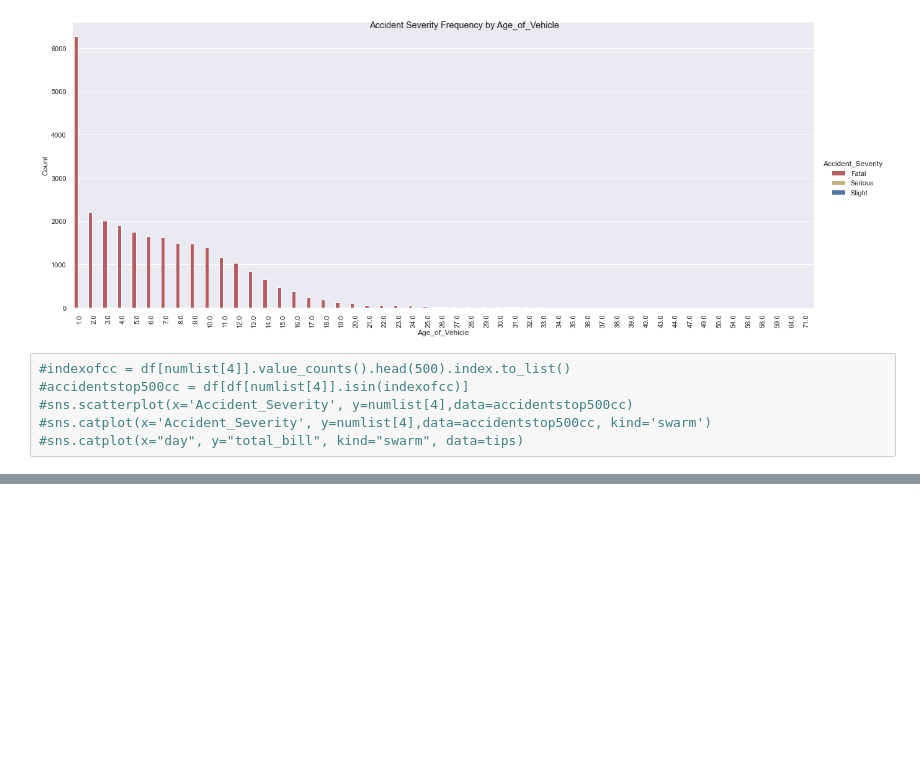
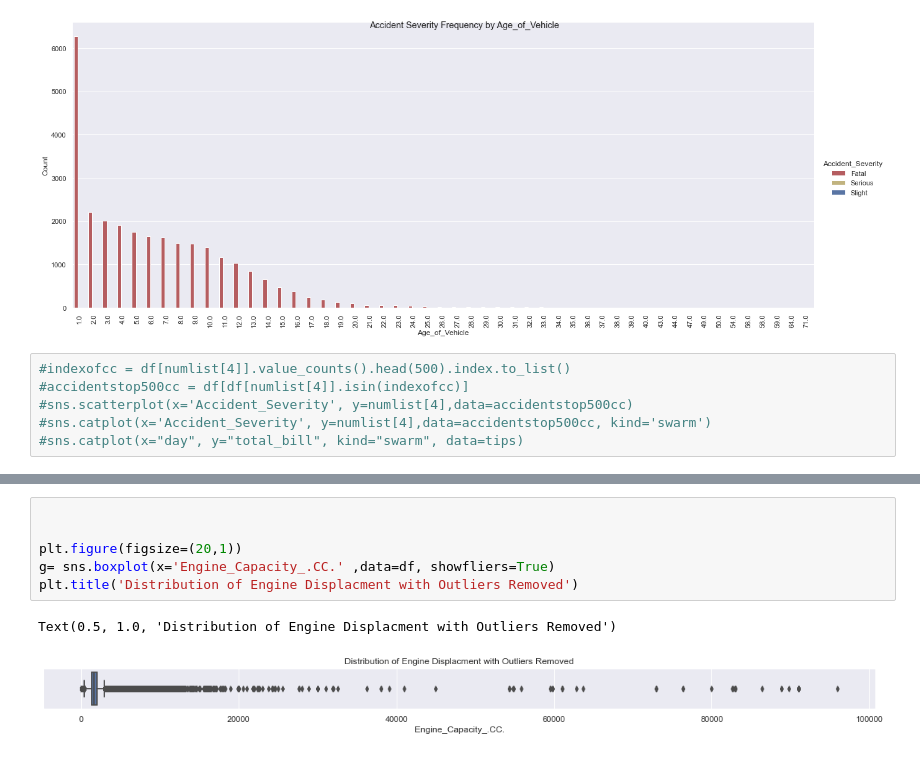
Before and after one commit to scharpham/Springboard, a Jupyter notebook: Capstone2/capstone2/notebooks/Capstone2-EDA.ipynb, the cells around one changed output, grey strips where cells are left out. Cells and saved outputs as stored; diff of their text form; blank space fills up the shorter version.

```diff
--- a/Capstone2/capstone2/notebooks/Capstone2-EDA.ipynb
+++ b/Capstone2/capstone2/notebooks/Capstone2-EDA.ipynb
@@ -447,0 +465,9 @@ lookcat(numlist[3],fat, rot=90)
+# %%
+
+
+plt.figure(figsize=(20,1))
+g= sns.boxplot(x='Engine_Capacity_.CC.' ,data=df, showfliers=True)
+plt.title('Distribution of Engine Displacment with Outliers Removed')
+# %% [output]
+Text(0.5, 1.0, 'Distribution of Engine Displacment with Outliers Removed')
+[figure, added]
```
Also changed, not shown: parts of 22 cells of this notebook.
